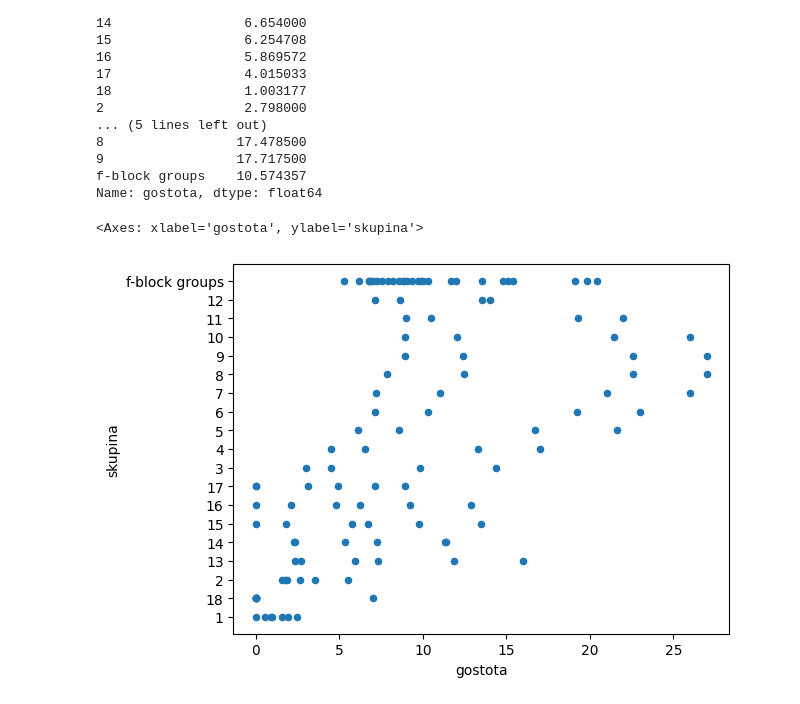
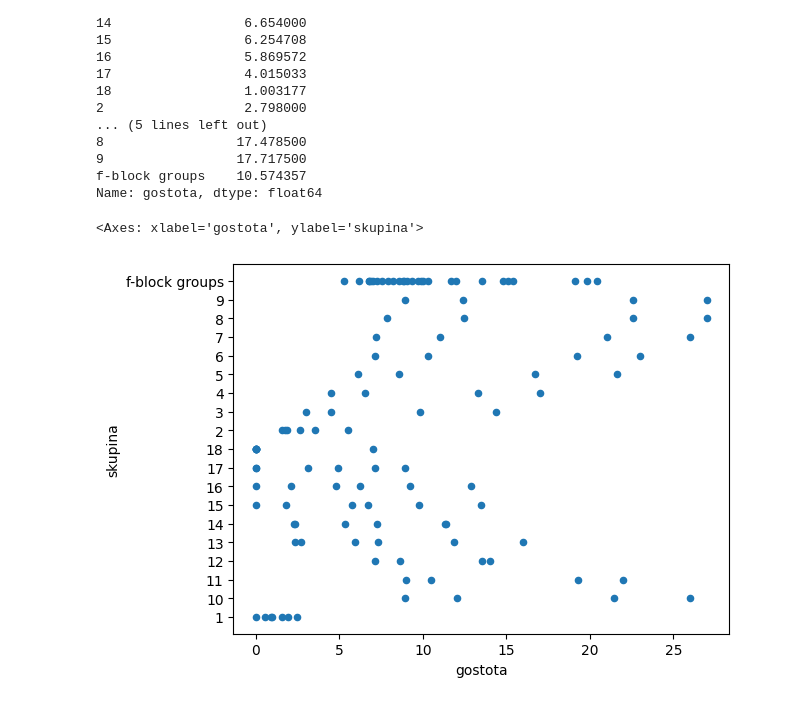
Before and after one commit to Filip-Vavtar/ProjektnaNaloga, a Jupyter notebook: analiza_podatkov.ipynb, the cells around one changed output. Drawn from its saved outputs; the diff is of its cells as text; code cells hidden in the pictures.

Commit message:
deluje sort_values

```diff
--- a/analiza_podatkov.ipynb
+++ b/analiza_podatkov.ipynb
@@ -94,7 +114,7 @@ skupina
 f-block groups    10.574357
 Name: gostota, dtype: float64
 # %%
-data.plot.scatter('gostota', 'skupina')
+data.sort_values(by = 'skupina', ascending=True).plot.scatter('gostota', 'skupina')
 # %% [output]
 <Axes: xlabel='gostota', ylabel='skupina'>
-[figure, old version]
+[figure, new version]
```
Also changed, not shown: parts of 6 cells of this notebook.
